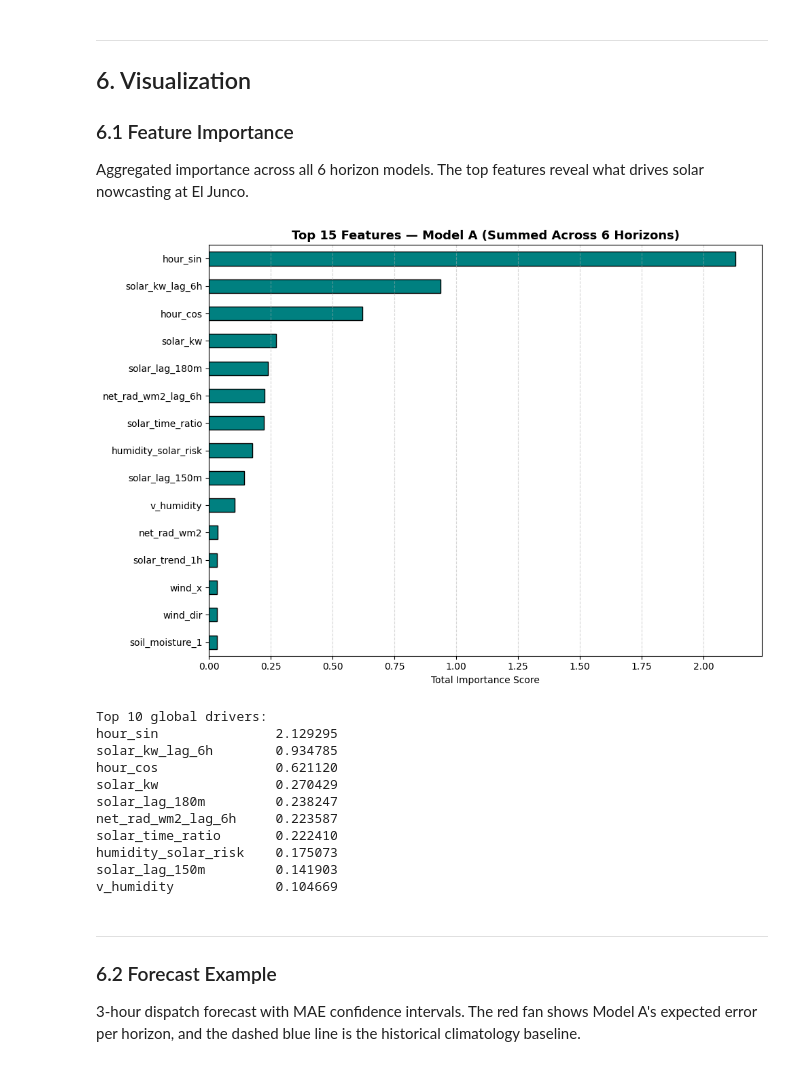
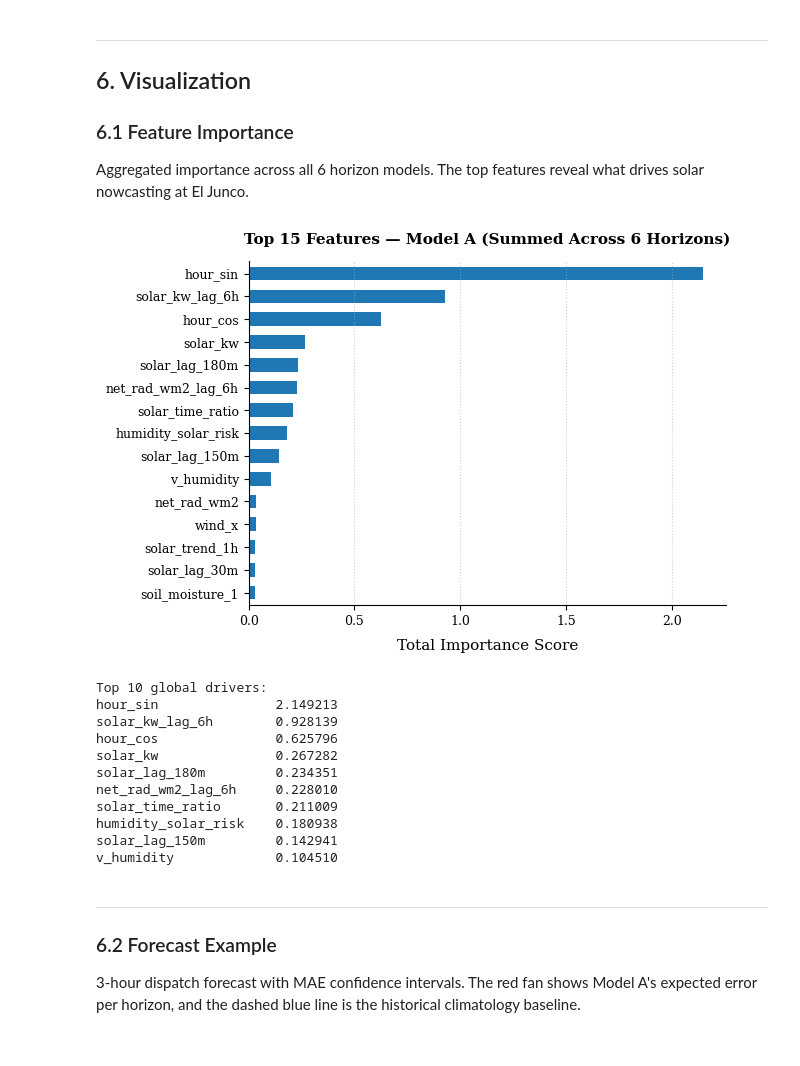
Before and after one commit to MariaRiojas/GalapaOS, a Jupyter notebook: code_from_sala/build_model_final.ipynb, the cells around one changed output. Drawn from its saved outputs; the diff is of its cells as text; code cells hidden in the pictures.

Commit message:
Updated visualization and plots

```diff
--- a/code_from_sala/build_model_final.ipynb
+++ b/code_from_sala/build_model_final.ipynb
@@ -288,36 +288,74 @@ Metadata saved to models_final\metadata.json
 
 Aggregated importance across all 6 horizon models. The top features reveal what drives solar nowcasting at El Junco.
 # %%
+import matplotlib.pyplot as plt
+import numpy as np
+import pandas as pd
+
+# --- Academic Plot Configuration (Springer Style) ---
+# Serif fonts look highly professional and match standard LaTeX templates.
+plt.rcParams["font.family"] = "serif"
+plt.rcParams["font.size"] = 10
+plt.rcParams["axes.labelsize"] = 11
+plt.rcParams["axes.titlesize"] = 11
+plt.rcParams["xtick.labelsize"] = 9
+plt.rcParams["ytick.labelsize"] = 9
+
 # Aggregate feature importance across all 6 horizons
 total_importance = pd.Series(0, index=feature_cols, dtype=float)
 for label, (m, h) in models_day.items():
     total_importance += m.feature_importances_
 total_importance = total_importance.sort_values(ascending=False)
 
-fig, ax = plt.subplots(figsize=(10, 7))
-total_importance.head(15).plot(kind='barh', color='teal', edgecolor='black', ax=ax)
-ax.set_title("Top 15 Features — Model A (Summed Across 6 Horizons)", fontsize=13, fontweight='bold')
-ax.set_xlabel("Total Importance Score")
+# --- Publication-Grade Plotting ---
+# 6.5 x 4.5 inches scales perfectly into a standard single-column text width
+fig, ax = plt.subplots(figsize=(6.5, 4.5))
+
+# Plot top 15 with a clean, muted tone and no heavy outlines
+total_importance.head(15).plot(
+    kind="barh", color="#1f77b4", edgecolor="none", width=0.6, ax=ax
+)
+
+# Refined titles and labels
+ax.set_title(
+    "Top 15 Features — Model A (Summed Across 6 Horizons)",
+    fontweight="bold",
+    pad=12,
+)
+ax.set_xlabel("Total Importance Score", labelpad=8)
+
+# Invert so the highest driver is at the top
 ax.invert_yaxis()
-ax.grid(axis='x', linestyle='--', alpha=0.5)
+
+# Modern academic layout: remove unnecessary top/right spines
+ax.spines["top"].set_visible(False)
+ax.spines["right"].set_visible(False)
+
+# Clean, subtle background grid lines instead of heavy dashes
+ax.grid(axis="x", linestyle=":", alpha=0.6)
+
 plt.tight_layout()
+
+# Optional: Uncomment to save as a high-resolution vector format for your final submission
+# plt.savefig("top_features_model_a.pdf", dpi=300, bbox_inches='tight')
+
 plt.show()
 
 print("Top 10 global drivers:")
 print(total_importance.head(10).to_string())
 # %% [output]
-[figure, old version]
+[figure, new version]
 Top 10 global drivers:
-hour_sin               2.129295
-solar_kw_lag_6h        0.934785
-hour_cos               0.621120
-solar_kw               0.270429
-solar_lag_180m         0.238247
-net_rad_wm2_lag_6h     0.223587
-solar_time_ratio       0.222410
-humidity_solar_risk    0.175073
-solar_lag_150m         0.141903
-v_humidity             0.104669
+hour_sin               2.149213
+solar_kw_lag_6h        0.928139
+hour_cos               0.625796
+solar_kw               0.267282
+solar_lag_180m         0.234351
+net_rad_wm2_lag_6h     0.228010
+solar_time_ratio       0.211009
+humidity_solar_risk    0.180938
+solar_lag_150m         0.142941
+v_humidity             0.104510
 # %% [markdown]
 ---
 ### 6.2 Forecast Example
```
Also changed, not shown: parts of 1 cell of this notebook, 10 other files.
